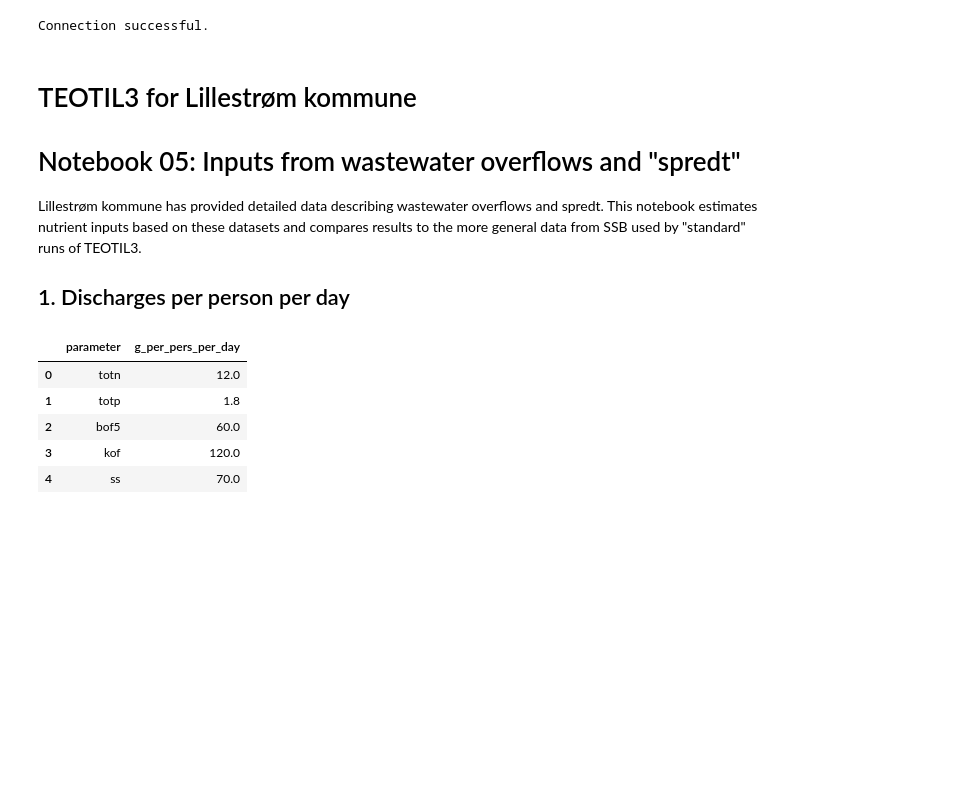
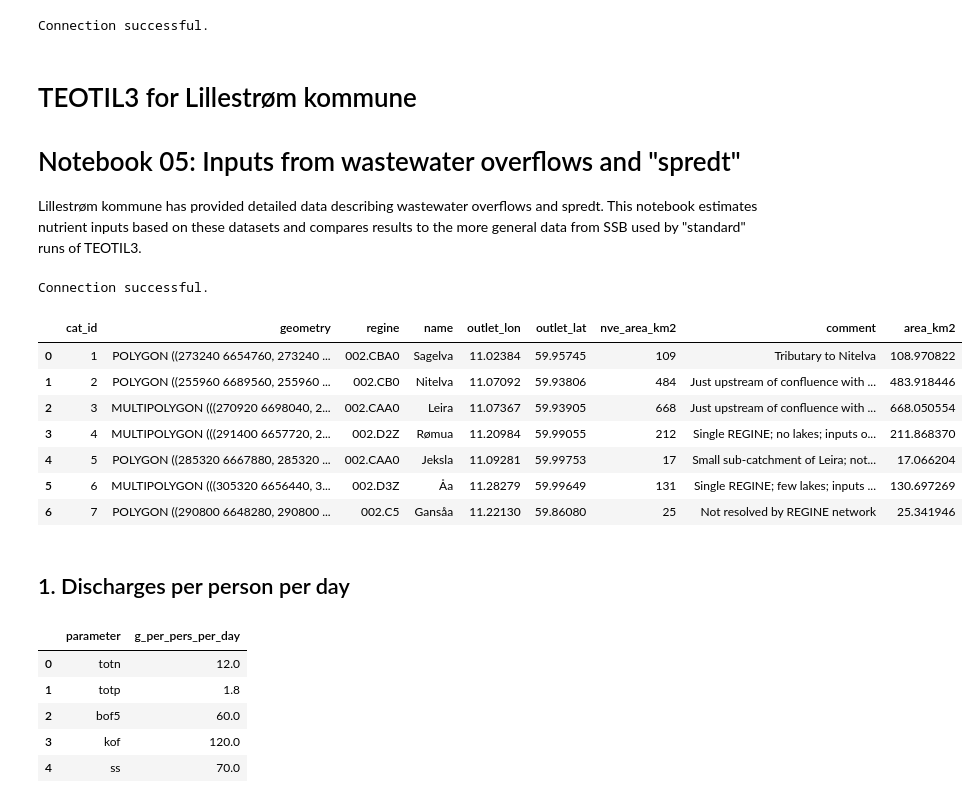
Before and after one commit to NIVANorge/teotil3_lillestrom, a Jupyter notebook: code/05_estimate_overflows_and_spredt.ipynb, the cells around one changed output. Drawn from its saved outputs; the diff is of its cells as text; code cells hidden in the pictures; blank space fills up the shorter version.

```diff
--- a/code/05_estimate_overflows_and_spredt.ipynb
+++ b/code/05_estimate_overflows_and_spredt.ipynb
@@ -23,8 +23,41 @@ reg_gdf = teo.io.get_regine_geodataframe(eng, 2023)
 # Notebook 05: Inputs from wastewater overflows and "spredt"
 
 Lillestrøm kommune has provided detailed data describing wastewater overflows and spredt. This notebook estimates nutrient inputs based on these datasets and compares results to the more general data from SSB used by "standard" runs of TEOTIL3.
-
-## 1. Discharges per person per day
+# %%
+# Read catchment data
+xl_path = r"../data/lillestrom_monitoring_sites.xlsx"
+cat_df = pd.read_excel(xl_path, sheet_name="catch_outlets")
+
+# Delineate catchments
+cat_gdf = nivapy.spatial.derive_watershed_boundaries(
+    cat_df,
+    id_col="cat_id",
+    xcol="outlet_lon",
+    ycol="outlet_lat",
+    crs="epsg:4326",
+    min_size_km2=5,
+    dem_res_m=40,
+    buffer_km=None,
+    temp_fold=None,
+    reproject=False,
+)
+
+# Calculate area
+cat_gdf["area_km2"] = cat_gdf.to_crs({"proj": "cea"}).geometry.area / 1e6
+
+cat_gdf
+# %% [output]
+Connection successful.
+|  | cat_id | geometry | regine | name | outlet_lon | outlet_lat | nve_area_km2 | comment | area_km2 |
+| 0 | 1 | POLYGON ((273240 6654760, 273240 ... | 002.CBA0 | Sagelva | 11.02384 | 59.95745 | 109 | Tributary to Nitelva | 108.970822 |
+| 1 | 2 | POLYGON ((255960 6689560, 255960 ... | 002.CB0 | Nitelva | 11.07092 | 59.93806 | 484 | Just upstream of confluence with ... | 483.918446 |
+| 2 | 3 | MULTIPOLYGON (((270920 6698040, 2... | 002.CAA0 | Leira | 11.07367 | 59.93905 | 668 | Just upstream of confluence with ... | 668.050554 |
+| 3 | 4 | MULTIPOLYGON (((291400 6657720, 2... | 002.D2Z | Rømua | 11.20984 | 59.99055 | 212 | Single REGINE; no lakes; inputs o... | 211.868370 |
+| 4 | 5 | POLYGON ((285320 6667880, 285320 ... | 002.CAA0 | Jeksla | 11.09281 | 59.99753 | 17 | Small sub-catchment of Leira; not... | 17.066204 |
+| 5 | 6 | MULTIPOLYGON (((305320 6656440, 3... | 002.D3Z | Åa | 11.28279 | 59.99649 | 131 | Single REGINE; few lakes; inputs ... | 130.697269 |
+| 6 | 7 | POLYGON ((290800 6648280, 290800 ... | 002.C5 | Gansåa | 11.22130 | 59.86080 | 25 | Not resolved by REGINE network | 25.341946 |
+# %% [markdown]
+## 1. Discharges per person per day
 # %%
 # Get a dict mapping parameters to per-person discharges
 url = r"https://raw.githubusercontent.com/NIVANorge/teotil3/refs/heads/main/data/nutrient_discharges_per_person.csv"
```
Also changed, not shown: parts of 6 cells of this notebook, 16 other files.
